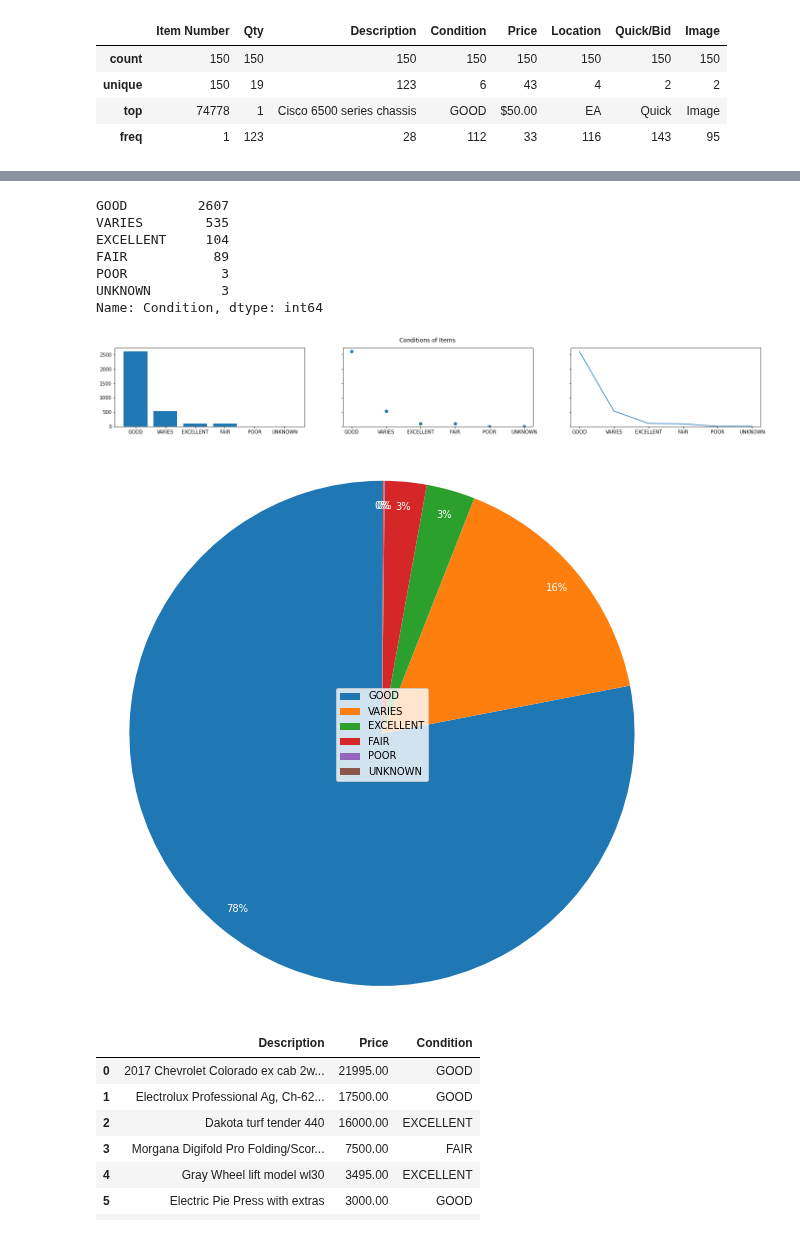
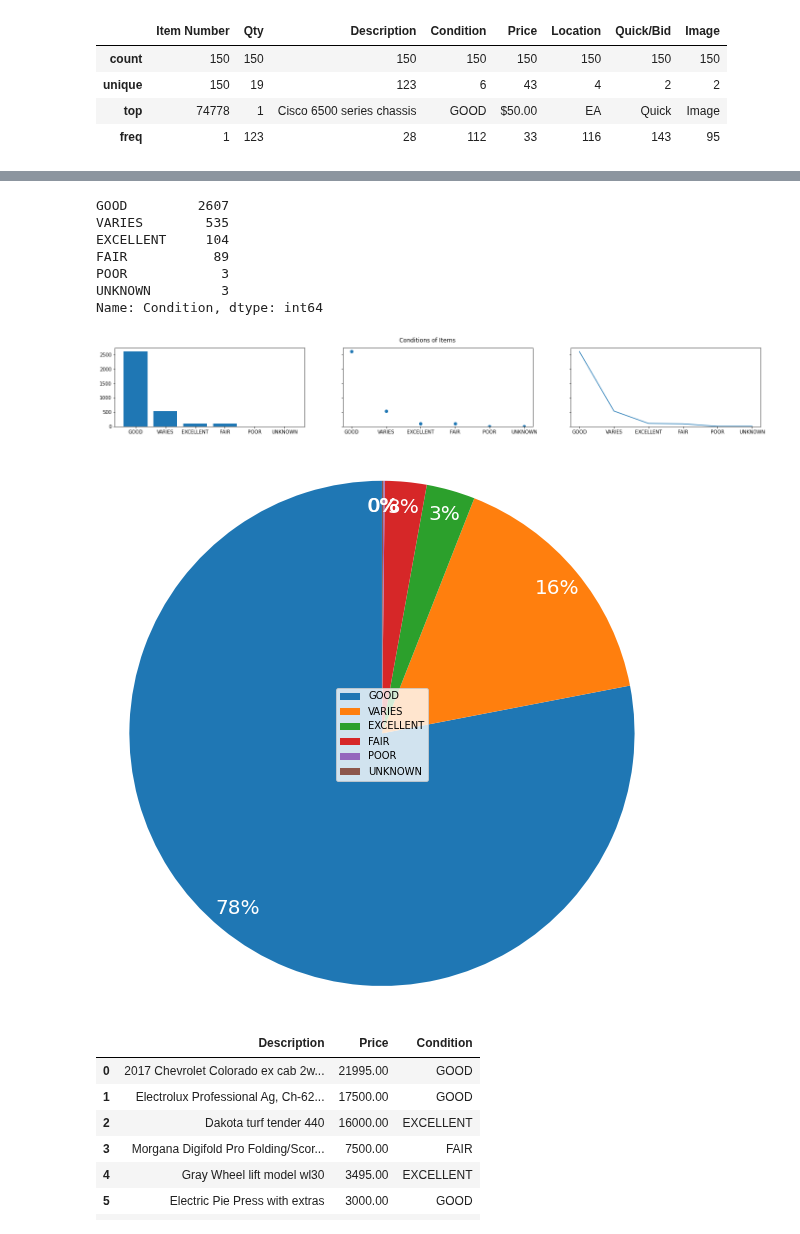
Before and after one commit to pedrosanhueza/Web-Scrape, a Jupyter notebook: Surplus Sale Items/Surplus - Code/WebScrape - SurplusSaleItems.ipynb, the cells around one changed output, grey strips where cells are left out. Cells and saved outputs as stored; diff of their text form; code cells hidden in the pictures.

```diff
--- a/Surplus Sale Items/Surplus - Code/WebScrape - SurplusSaleItems.ipynb
+++ b/Surplus Sale Items/Surplus - Code/WebScrape - SurplusSaleItems.ipynb
@@ -84,29 +75,29 @@ Name: index, dtype: object
 # %%
 names = data['Condition'].value_counts().reset_index()['index']
 values = data['Condition'].value_counts().reset_index()['Condition']
 
 fig, axs = plt.subplots(1, 3, figsize=(24, 3), sharey=True)
 axs[0].bar(names, values)
 axs[1].scatter(names, values)
 axs[2].plot(names, values)
 fig.suptitle('Conditions of Items')
 
 fig1, ax1 = plt.subplots(figsize=(10,10))
-ax1.pie(values, autopct='%1.0f%%', startangle=90,textprops={'color':"w"},pctdistance=0.9)
+ax1.pie(values, autopct='%1.0f%%', startangle=90,textprops={'color':"w",'fontsize': 20},pctdistance=0.9)
 ax1.axis('equal')
 plt.legend(names, loc="center")
 
 data['Condition'].value_counts()
 # %% [output]
 GOOD         2607
 VARIES        535
 EXCELLENT     104
 FAIR           89
 POOR            3
 UNKNOWN         3
 Name: Condition, dtype: int64
 [figure]
-[figure, old version]
+[figure, new version]
 # %%
 # Top 10 expensive items - overall
 
```
Also changed, not shown: parts of 1 cell of this notebook.
